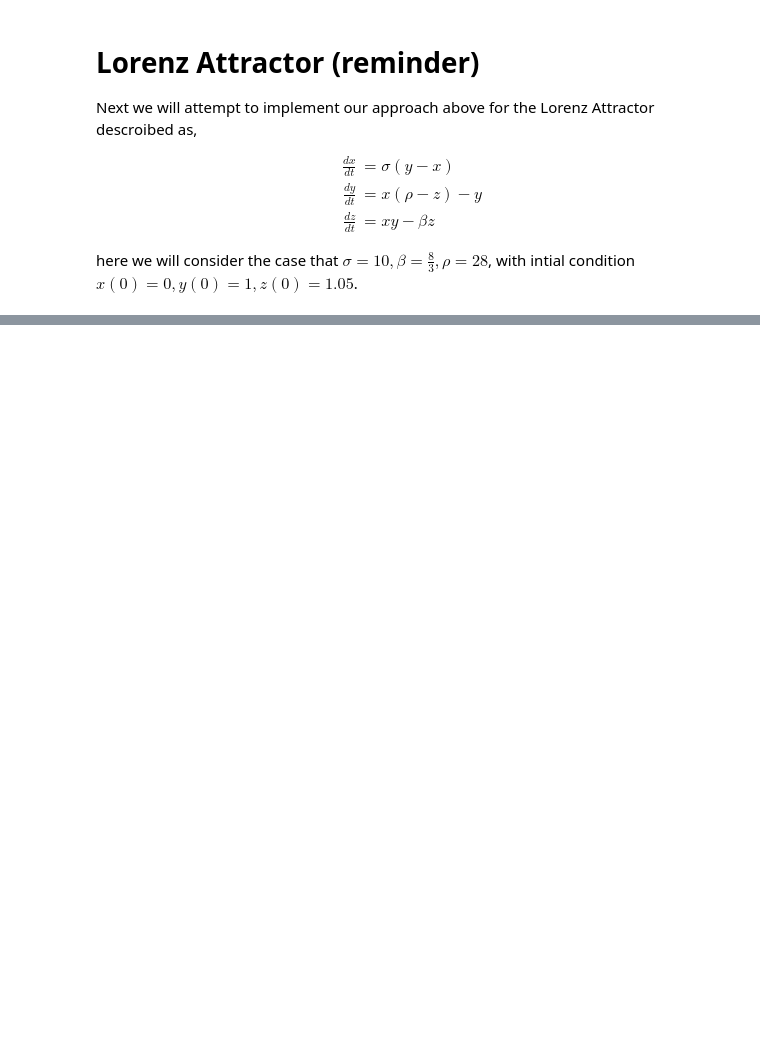
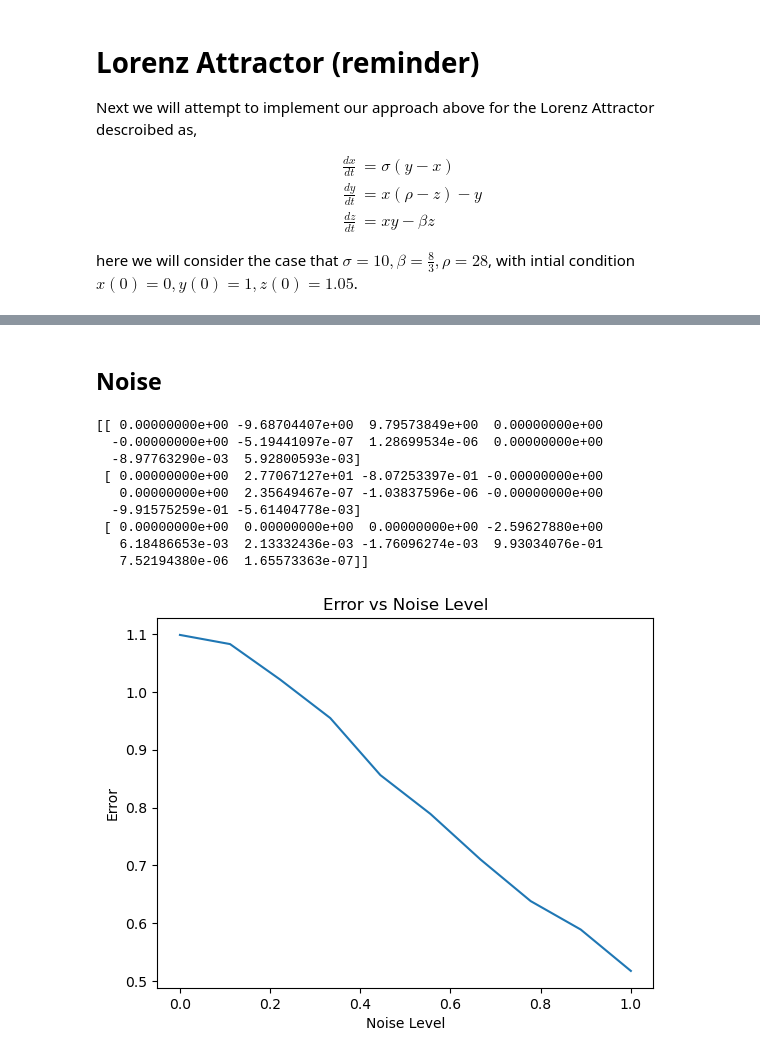
Before and after one commit to Noah-B-Reef/diff-eq-model-learner, a Jupyter notebook: Lorenz.ipynb, the cells around one changed output, grey strips where cells are left out. Drawn from its saved outputs; the diff is of its cells as text; code cells hidden in the pictures; blank space fills up the shorter version.

```diff
--- a/Lorenz.ipynb
+++ b/Lorenz.ipynb
@@ -181,0 +235,65 @@ print(coeff_exact[idx])
+# %% [markdown]
+## Noise
+# %%
+# Experiment for noise
+noises = np.linspace(0, 1, 10)
+errors = []
+
+for noise in noises:
+    # generate the data
+    t = np.arange(0, 100, 0.01)
+    xyz = sp.integrate.odeint(lorenz_attractor, initial_conditions, t)
+
+    # add noise
+    xyz = xyz + noise*np.random.randn(*xyz.shape)
+
+    # compute derivatives
+    dx = sigma*(xyz[:,1]-xyz[:,0])
+    dy = xyz[:,0]*(rho-xyz[:,2]) - xyz[:,1]
+    dz = xyz[:,0]*xyz[:,1] - beta*xyz[:,2]
+
+    Y = np.array([dx, dy, dz]).T
+
+    # solve using Least Squares Regression
+
+    # first create library of functions
+    ones = np.ones(len(t))
+    x = xyz[:,0]
+    y = xyz[:,1]
+    z = xyz[:,2]
+    x2 = x**2
+    y2 = y**2
+    z2 = z**2
+    xy = x*y
+    xz = x*z
+    yz = y*z
+
+    # create the library
+    A = np.array([ones, x, y, z, x2, y2, z2, xy, xz, yz]).T
+
+    # solve for the coefficients
+    clf = linear_model.Lasso(alpha=0.1)
+    clf.fit(A, Y)
+    coeff = clf.coef_
+
+    # compute coefficient errors
+    error = np.linalg.norm(coeff - coeff_exact)
+    errors.append(error)
+
+
+plt.plot(noises, errors)
+plt.xlabel('Noise Level')
+plt.ylabel('Error')
+plt.title('Error vs Noise Level')
+plt.show()
+# %% [output]
+[[ 0.00000000e+00 -9.68704407e+00  9.79573849e+00  0.00000000e+00
+  -0.00000000e+00 -5.19441097e-07  1.28699534e-06  0.00000000e+00
+  -8.97763290e-03  5.92800593e-03]
+ [ 0.00000000e+00  2.77067127e+01 -8.07253397e-01 -0.00000000e+00
+   0.00000000e+00  2.35649467e-07 -1.03837596e-06 -0.00000000e+00
+  -9.91575259e-01 -5.61404778e-03]
+ [ 0.00000000e+00  0.00000000e+00  0.00000000e+00 -2.59627880e+00
+   6.18486653e-03  2.13332436e-03 -1.76096274e-03  9.93034076e-01
+   7.52194380e-06  1.65573363e-07]]
+[figure, added]
```
Also changed, not shown: parts of 10 cells of this notebook, 1 other file.
